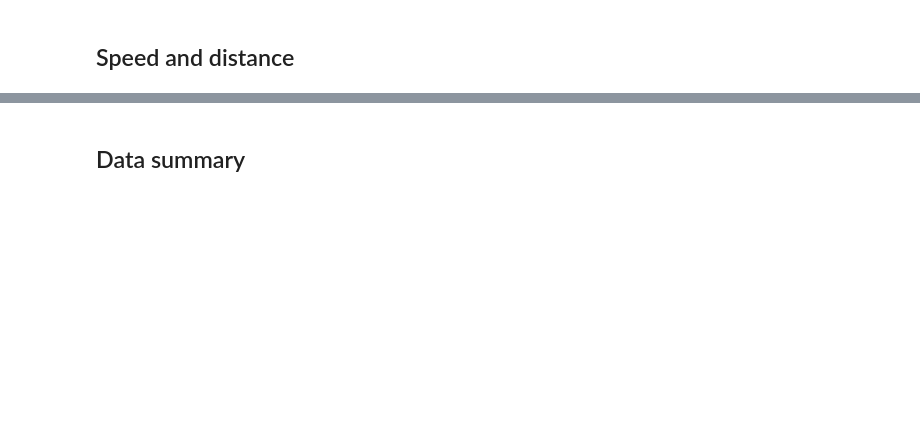
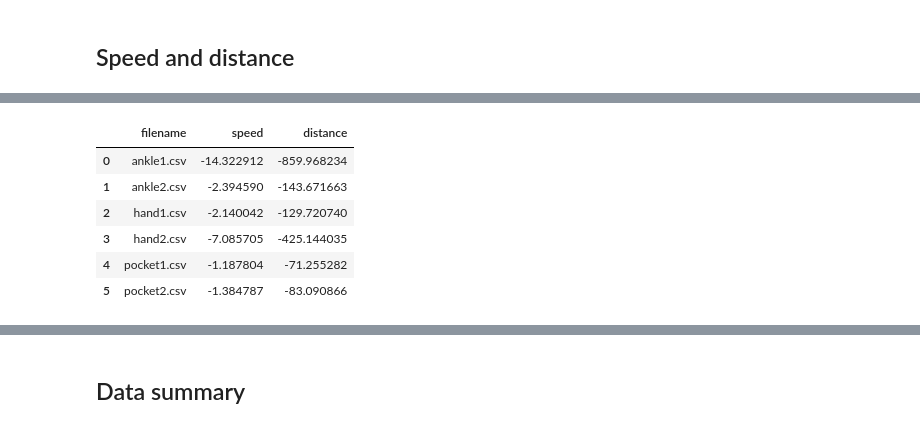
Before and after one commit to huy-n1001/gait_calculation, a Jupyter notebook: main.ipynb, the cells around one changed output, grey strips where cells are left out. Saved outputs shown, nothing was run; the diff lists cells and outputs as text; code cells hidden in the pictures; blank space fills up the shorter version.

```diff
--- a/main.ipynb
+++ b/main.ipynb
@@ -564,5 +594,13 @@ results
 # %%
-# INPUT_DIRECTORY = "huy_data/"
-# results = get_velocity_and_distance(INPUT_DIRECTORY)
-# results
+INPUT_DIRECTORY = "huy_data/"
+results = get_velocity_and_distance(INPUT_DIRECTORY)
+results
+# %% [output]
+|  | filename | speed | distance |
+| 0 | ankle1.csv | -14.322912 | -859.968234 |
+| 1 | ankle2.csv | -2.394590 | -143.671663 |
+| 2 | hand1.csv | -2.140042 | -129.720740 |
+| 3 | hand2.csv | -7.085705 | -425.144035 |
+| 4 | pocket1.csv | -1.187804 | -71.255282 |
+| 5 | pocket2.csv | -1.384787 | -83.090866 |
 # %%
```
Also changed, not shown: parts of 6 cells of this notebook.
